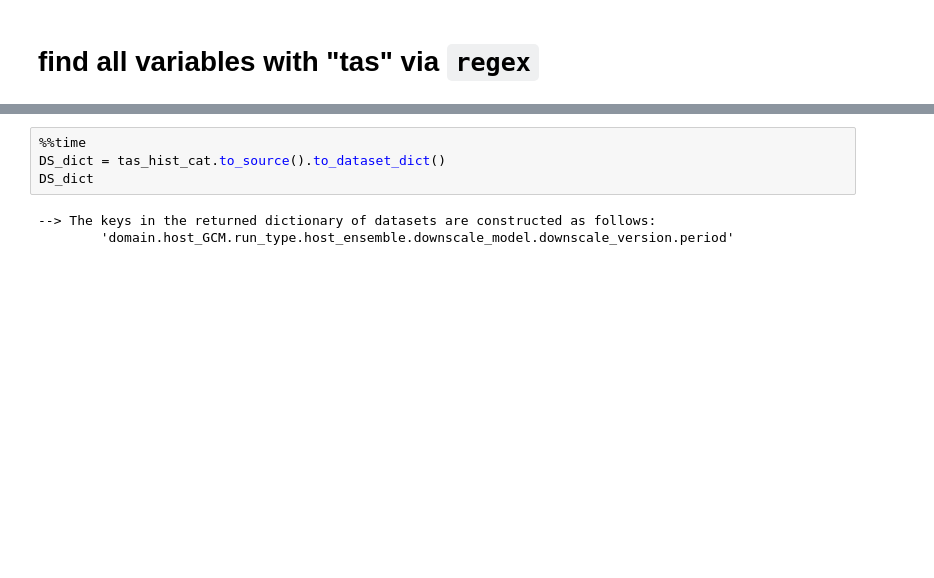
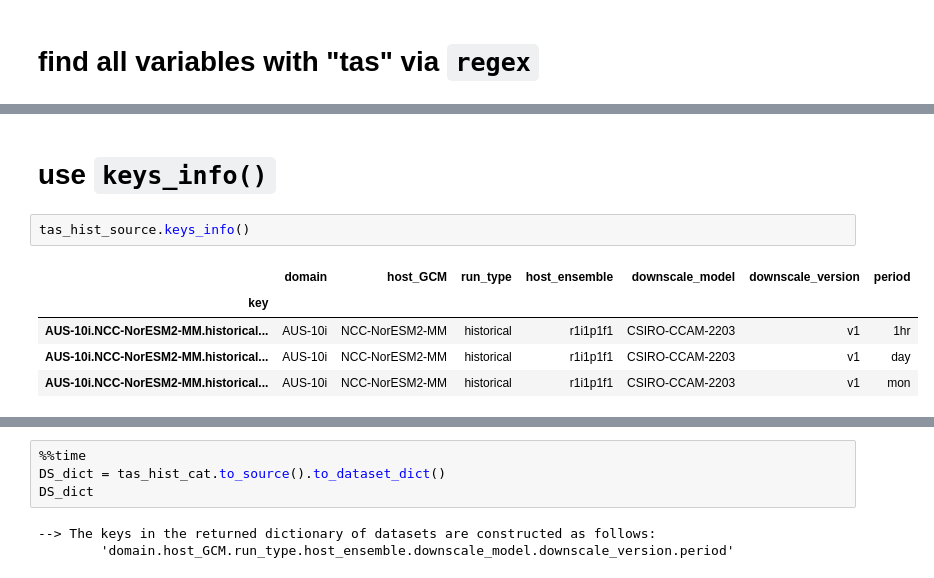
Before and after one commit to AusClimateService/data-catalogue, a Jupyter notebook: notebooks/make-ACS-dataframe-cat.ipynb, the cells around one changed output, grey strips where cells are left out. Drawn from its saved outputs; the diff is of its cells as text; blank space fills up the shorter version.

```diff
--- a/notebooks/make-ACS-dataframe-cat.ipynb
+++ b/notebooks/make-ACS-dataframe-cat.ipynb
@@ -178,0 +211,10 @@ ccam_noresm2-mm_historical_aus-10i_12km.csv catalog with 4 dataset(s) from 32960
+# %% [markdown]
+# use `keys_info()`
+# %%
+tas_hist_source.keys_info()
+# %% [output]
+|  | domain | host_GCM | run_type | host_ensemble | downscale_model | downscale_version | period |
+| key |  |  |  |  |  |  |  |
+| AUS-10i.NCC-NorESM2-MM.historical... | AUS-10i | NCC-NorESM2-MM | historical | r1i1p1f1 | CSIRO-CCAM-2203 | v1 | 1hr |
+| AUS-10i.NCC-NorESM2-MM.historical... | AUS-10i | NCC-NorESM2-MM | historical | r1i1p1f1 | CSIRO-CCAM-2203 | v1 | day |
+| AUS-10i.NCC-NorESM2-MM.historical... | AUS-10i | NCC-NorESM2-MM | historical | r1i1p1f1 | CSIRO-CCAM-2203 | v1 | mon |
```
Also changed, not shown: parts of 20 cells of this notebook, 1 other file.
